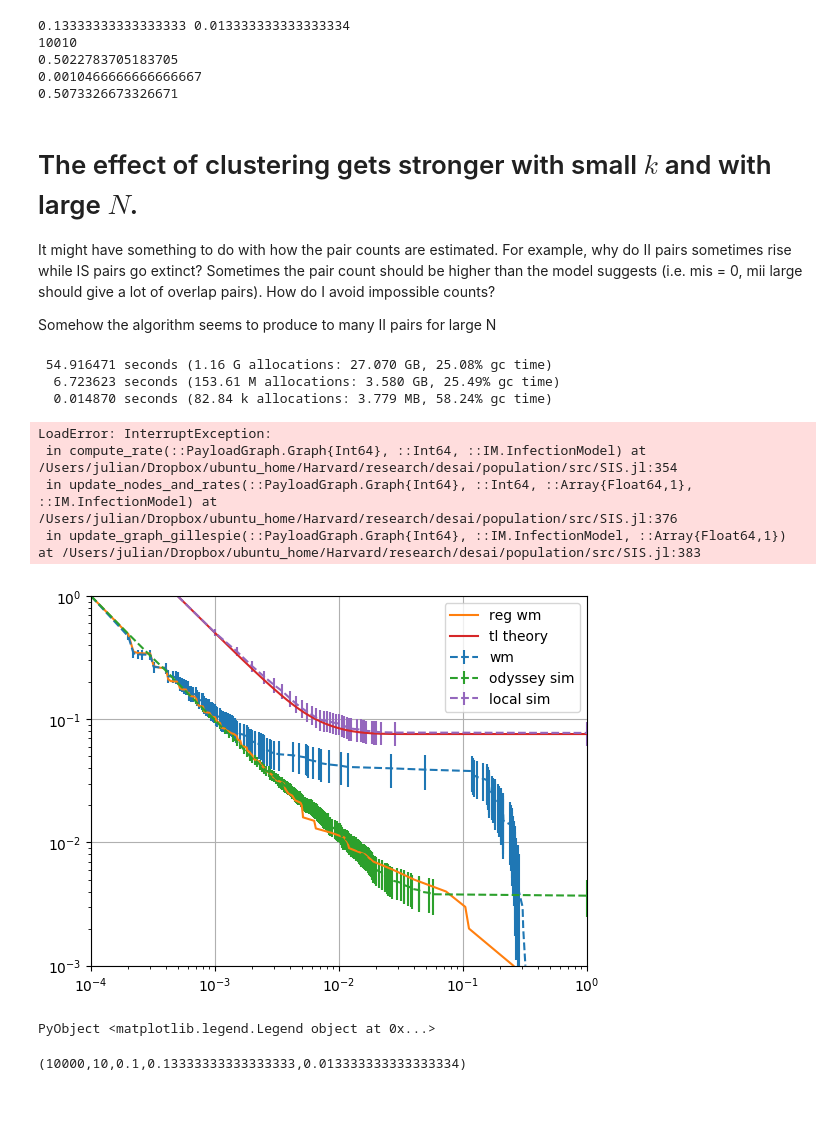
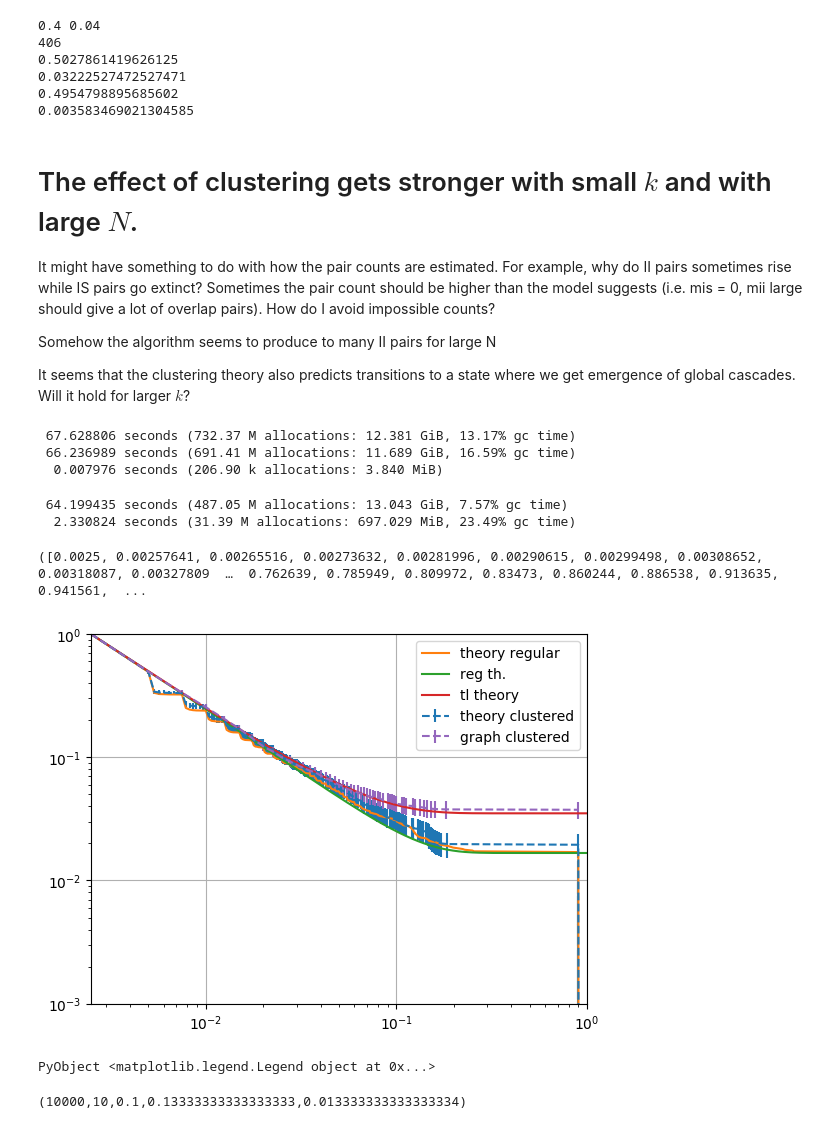
Before and after one commit to jnkh/epidemics, a Jupyter notebook: notebooks/Clustering.ipynb, the cells around one changed output. Drawn from its saved outputs; the diff is of its cells as text; code cells hidden in the pictures; blank space fills up the shorter version.

Commit message:
change to julia 0.6

```diff
--- a/notebooks/Clustering.ipynb
+++ b/notebooks/Clustering.ipynb
@@ -18,6 +17,6 @@ Use "Dict(a=>b for (a,b) in c)" instead.
 # %%
-N = 10000
-k = 10
+N = 400
+k = 14
 C = 0.5
 d = Binomial(k,1)
 
@@ -28,7 +27,7 @@ n_n = Int(N*y_n)#y_n*N
 beta = get_beta(N,c_r,n_n)#4.0/(c_r*n_n)
 alpha = get_alpha(N,c_r,n_n)#(N*beta)/n_n
 
-# alpha,beta = 0.0,0.0
+alpha,beta = 0.4,0.04
 # beta = 0.0
 # alpha = 10
 
@@ -48,7 +47,7 @@ K = create_graph(N,k,:watts_strogatz,C,deg_distr=d)
 # GC = regular_clustering_graph(N,k,C)
 R = LightGraphs.random_regular_graph(N,k)
 m = 14 #0.5: m=14,l=9,r=1 $ 0.3: m = 10, l = 7, r = 3
-l = 9
+l = 11
 r = k -l
 t = TwoLevel(Int(ceil(N/m)*m),m,l,r)
 # l = 9
@@ -61,36 +60,42 @@ T = generate_regular_two_level_graph(t)
 println(mean(local_clustering_coefficient(K)))
 println(mean(local_clustering_coefficient(R)))
 println(mean(local_clustering_coefficient(T)))
+println(get_community_graph_fixation_ratio(t,alpha,beta))
 # println(mean(local_clustering_coefficient(GC)))
 # %% [output]
-0.13333333333333333 0.013333333333333334
-10010
-0.5022783705183705
-0.0010466666666666667
-0.5073326673326671
+0.4 0.04
+406
+0.5027861419626125
+0.03222527472527471
+0.4954798895685602
+0.003583469021304585
 # %% [markdown]
 # The effect of clustering gets stronger with small $k$ and with large $N$.
 
 It might have something to do with how the pair counts are estimated. For example, why do II pairs sometimes rise while IS pairs go extinct? Sometimes the pair count should be higher than the model suggests (i.e. mis = 0, mii large should give a lot of overlap pairs). How do I avoid impossible counts?
 
 Somehow the algorithm seems to produce to many II pairs for large N
+
+
+It seems that the clustering theory also predicts transitions to a state where we get emergence of global cascades. Will it hold for larger $k$?
 # %%
-num_trials = 1000
+num_trials = 4000
 # println(C)
 # Profile.clear()
 #Profile.print()
-@time yy,pp,edge_counts = Clustering.get_p_reach_well_mixed_with_clustering(N,k,C,alpha,beta,num_trials,fixation_threshold);
-@time yyrc,pprc,edge_countsrc = Clustering.get_p_reach_well_mixed_with_clustering(N,k,(k-1)/N,alpha,beta,num_trials,fixation_threshold);
+fixation_threshold = 0.9
+@time yy,pp,edge_counts = GraphClustering.get_p_reach_well_mixed_with_clustering(N,k,C,alpha,beta,num_trials,fixation_threshold);
+@time yyrc,pprc,edge_countsrc = GraphClustering.get_p_reach_well_mixed_with_clustering(N,k,(k-1)/N,alpha,beta,num_trials,fixation_threshold);
 # println(C)
 im = InfectionModel(x -> 1 + beta + get_s_eff_exact(x,alpha,beta,k,N) , x -> 1 + beta)
 yyr = logspace(log10(1/N),0,500)
 @time ppr = P_reach_fast(im,N,1.0/N,yyr,true);
 # %% [output]
- 54.916471 seconds (1.16 G allocations: 27.070 GB, 25.08% gc time)
-  6.723623 seconds (153.61 M allocations: 3.580 GB, 25.49% gc time)
-  0.014870 seconds (82.84 k allocations: 3.779 MB, 58.24% gc time)
+ 67.628806 seconds (732.37 M allocations: 12.381 GiB, 13.17% gc time)
+ 66.236989 seconds (691.41 M allocations: 11.689 GiB, 16.59% gc time)
+  0.007976 seconds (206.90 k allocations: 3.840 MiB)
 # %%
-num_trials_local_sim = 1000
+num_trials_local_sim = 4000
 # graph_fn = () -> create_graph(N,k,:erdos_renyi,C,deg_distr=d)
 graph_fn = () -> K #create_graph(N,k,:watts_strogatz,C,deg_distr=d)
 graph_data = C
@@ -102,38 +107,37 @@ yysim,ppsim = get_p_reach(runssim)
 yysim /= N
 
 num_points = 200
-@time yytl,pptl,s_eff_two_level = get_p_reach_theory(t,alpha,beta,N,true,num_points)
+@time yytl,pptl,s_eff_two_level = get_p_reach_theory(t,1.0*alpha,1.0*beta,N,true,num_points)
 # %% [output]
-LoadError: InterruptException:
- in compute_rate(::PayloadGraph.Graph{Int64}, ::Int64, ::IM.InfectionModel) at /Users/julian/Dropbox/ubuntu_home/Harvard/research/desai/population/src/SIS.jl:354
- in update_nodes_and_rates(::PayloadGraph.Graph{Int64}, ::Int64, ::Array{Float64,1}, ::IM.InfectionModel) at /Users/julian/Dropbox/ubuntu_home/Harvard/research/desai/population/src/SIS.jl:376
- in update_graph_gillespie(::PayloadGraph.Graph{Int64}, ::IM.InfectionModel, ::Array{Float64,1}) at /Users/julian/Dropbox/ubuntu_home/Harvard/research/desai/population/src/SIS.jl:383
+ 64.199435 seconds (487.05 M allocations: 13.043 GiB, 7.57% gc time)
+  2.330824 seconds (31.39 M allocations: 697.029 MiB, 23.49% gc time)
+([0.0025, 0.00257641, 0.00265516, 0.00273632, 0.00281996, 0.00290615, 0.00299498, 0.00308652, 0.00318087, 0.00327809  …  0.762639, 0.785949, 0.809972, 0.83473, 0.860244, 0.886538, 0.913635, 0.941561,  ...
 # %%
 # loglog(yy/N,pp)
 errorbars = 2*(pp.*(1-pp)/num_trials).^0.5
-plt[:errorbar](yy,pp,linestyle="--",yerr=errorbars,label="wm")#,label=simulation_labels[i])
+plt[:errorbar](yy,pp,linestyle="--",yerr=errorbars,label="theory clustered")#,label=simulation_labels[i])
 # loglog([],[])
 
-loglog(yyrc,pprc,label="reg wm")
-# loglog(yyr,ppr,label="reg th.")
+loglog(yyrc,pprc,label="theory regular")
+loglog(yyr,ppr,label="reg th.")
 
 
-errorbars_c = 2*(ppc.*(1-ppc)/runs.num_trials).^0.5
-plt[:errorbar](yyc,ppc,linestyle="--",yerr=errorbars_c,label="odyssey sim")#,label=simulation_labels[i])
+# errorbars_c = 2*(ppc.*(1-ppc)/runs.num_trials).^0.5
+# plt[:errorbar](yyc,ppc,linestyle="--",yerr=errorbars_c,label="odyssey sim")#,label=simulation_labels[i])
 # loglog(yyc,ppc)
 
 loglog(yytl,pptl,label="tl theory")
 
 errorbars_sim = 2*(ppsim.*(1-ppsim)/num_trials_local_sim).^0.5
-plt[:errorbar](yysim,ppsim,linestyle="--",yerr=errorbars_sim,label="local sim")#,label=simulation_labels[i])
+plt[:errorbar](yysim,ppsim,linestyle="--",yerr=errorbars_sim,label="graph clustered")#,label=simulation_labels[i])
 # loglog(yysim,ppsim)
 xlim([1/N,1])
 ylim([1e-3,1])
 # ylim([1/num_trials,1])
 grid()
 legend()
 # %% [output]
-[figure, old version]
+[figure, new version]
 PyObject <matplotlib.legend.Legend object at 0x...>
 # %%
 data_dir_path = "../../data/"  #"/mnt/D/windows/MIT/classes/6/338/project/data/"
```
Also changed, not shown: parts of 15 cells of this notebook, 22 other files.
